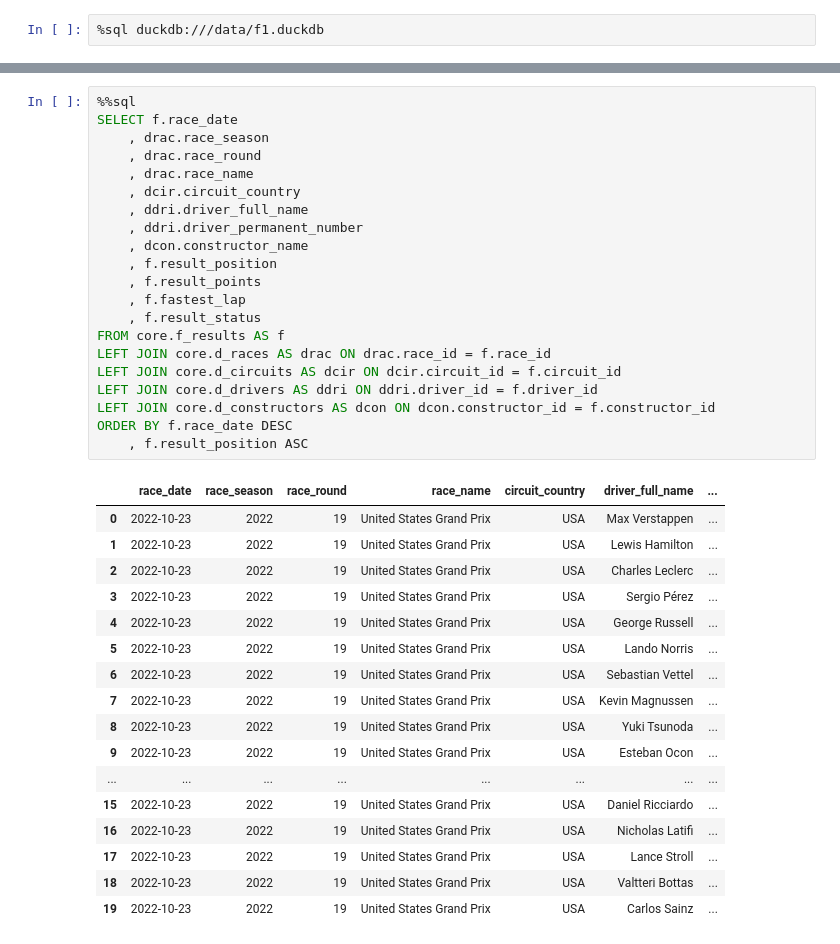
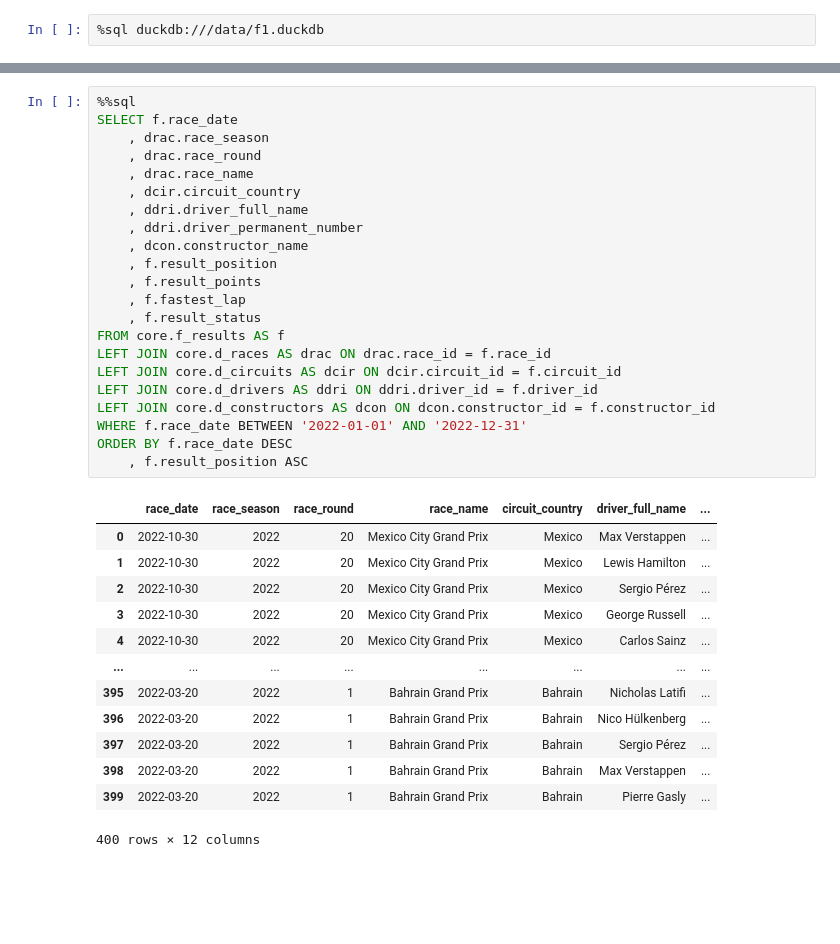
Before and after one commit to frizzleqq/f1-dbt-duckdb, a Jupyter notebook: query_data.ipynb, the cells around one changed output, grey strips where cells are left out. Cells and saved outputs as stored; diff of their text form; blank space fills up the shorter version.

```diff
--- a/query_data.ipynb
+++ b/query_data.ipynb
@@ -45,42 +54,39 @@ select * from information_schema.tables
 # %%
 %%sql
 SELECT f.race_date
     , drac.race_season
     , drac.race_round
     , drac.race_name
     , dcir.circuit_country
     , ddri.driver_full_name
     , ddri.driver_permanent_number
     , dcon.constructor_name
     , f.result_position
     , f.result_points
     , f.fastest_lap
     , f.result_status
 FROM core.f_results AS f
 LEFT JOIN core.d_races AS drac ON drac.race_id = f.race_id
 LEFT JOIN core.d_circuits AS dcir ON dcir.circuit_id = f.circuit_id
 LEFT JOIN core.d_drivers AS ddri ON ddri.driver_id = f.driver_id
 LEFT JOIN core.d_constructors AS dcon ON dcon.constructor_id = f.constructor_id
+WHERE f.race_date BETWEEN '2022-01-01' AND '2022-12-31'
 ORDER BY f.race_date DESC
     , f.result_position ASC
 # %% [output]
 |  | race_date | race_season | race_round | race_name | circuit_country | driver_full_name | ... |
-| 0 | 2022-10-23 | 2022 | 19 | United States Grand Prix | USA | Max Verstappen | ... |
-| 1 | 2022-10-23 | 2022 | 19 | United States Grand Prix | USA | Lewis Hamilton | ... |
-| 2 | 2022-10-23 | 2022 | 19 | United States Grand Prix | USA | Charles Leclerc | ... |
-| 3 | 2022-10-23 | 2022 | 19 | United States Grand Prix | USA | Sergio Pérez | ... |
-| 4 | 2022-10-23 | 2022 | 19 | United States Grand Prix | USA | George Russell | ... |
-| 5 | 2022-10-23 | 2022 | 19 | United States Grand Prix | USA | Lando Norris | ... |
-| 6 | 2022-10-23 | 2022 | 19 | United States Grand Prix | USA | Sebastian Vettel | ... |
-| 7 | 2022-10-23 | 2022 | 19 | United States Grand Prix | USA | Kevin Magnussen | ... |
-| 8 | 2022-10-23 | 2022 | 19 | United States Grand Prix | USA | Yuki Tsunoda | ... |
-| 9 | 2022-10-23 | 2022 | 19 | United States Grand Prix | USA | Esteban Ocon | ... |
+| 0 | 2022-10-30 | 2022 | 20 | Mexico City Grand Prix | Mexico | Max Verstappen | ... |
+| 1 | 2022-10-30 | 2022 | 20 | Mexico City Grand Prix | Mexico | Lewis Hamilton | ... |
+| 2 | 2022-10-30 | 2022 | 20 | Mexico City Grand Prix | Mexico | Sergio Pérez | ... |
+| 3 | 2022-10-30 | 2022 | 20 | Mexico City Grand Prix | Mexico | George Russell | ... |
+| 4 | 2022-10-30 | 2022 | 20 | Mexico City Grand Prix | Mexico | Carlos Sainz | ... |
 | ... | ... | ... | ... | ... | ... | ... | ... |
-| 15 | 2022-10-23 | 2022 | 19 | United States Grand Prix | USA | Daniel Ricciardo | ... |
-| 16 | 2022-10-23 | 2022 | 19 | United States Grand Prix | USA | Nicholas Latifi | ... |
-| 17 | 2022-10-23 | 2022 | 19 | United States Grand Prix | USA | Lance Stroll | ... |
-| 18 | 2022-10-23 | 2022 | 19 | United States Grand Prix | USA | Valtteri Bottas | ... |
-| 19 | 2022-10-23 | 2022 | 19 | United States Grand Prix | USA | Carlos Sainz | ... |
+| 395 | 2022-03-20 | 2022 | 1 | Bahrain Grand Prix | Bahrain | Nicholas Latifi | ... |
+| 396 | 2022-03-20 | 2022 | 1 | Bahrain Grand Prix | Bahrain | Nico Hülkenberg | ... |
+| 397 | 2022-03-20 | 2022 | 1 | Bahrain Grand Prix | Bahrain | Sergio Pérez | ... |
+| 398 | 2022-03-20 | 2022 | 1 | Bahrain Grand Prix | Bahrain | Max Verstappen | ... |
+| 399 | 2022-03-20 | 2022 | 1 | Bahrain Grand Prix | Bahrain | Pierre Gasly | ... |
+400 rows × 12 columns
 # %%
 %%sql
 SELECT f.race_date
```
Also changed, not shown: parts of 6 cells of this notebook, 10 other files.
